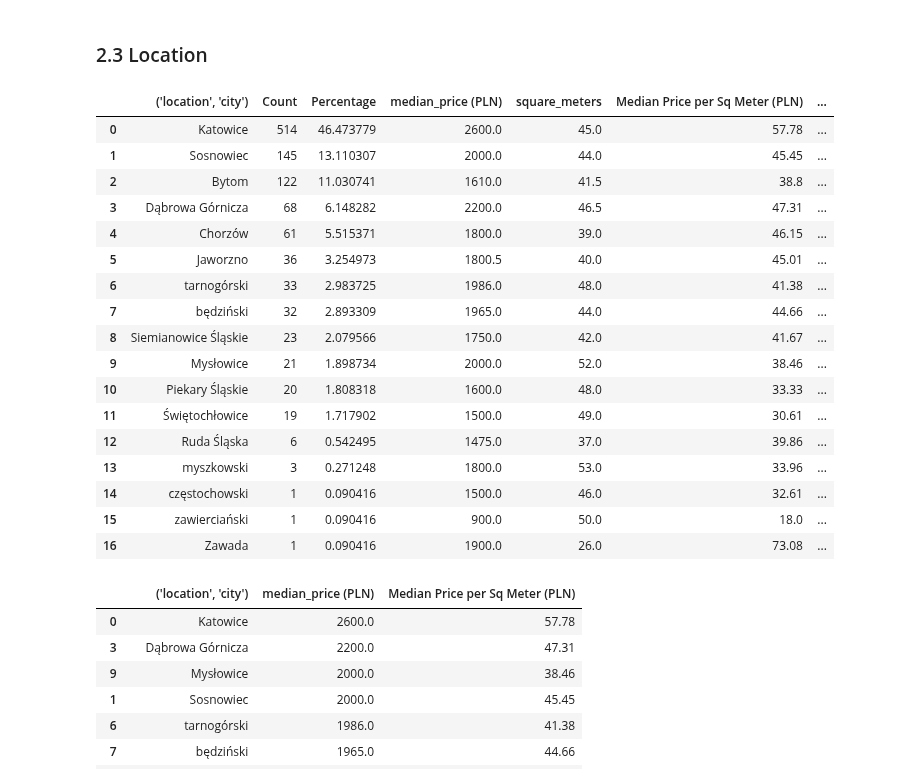
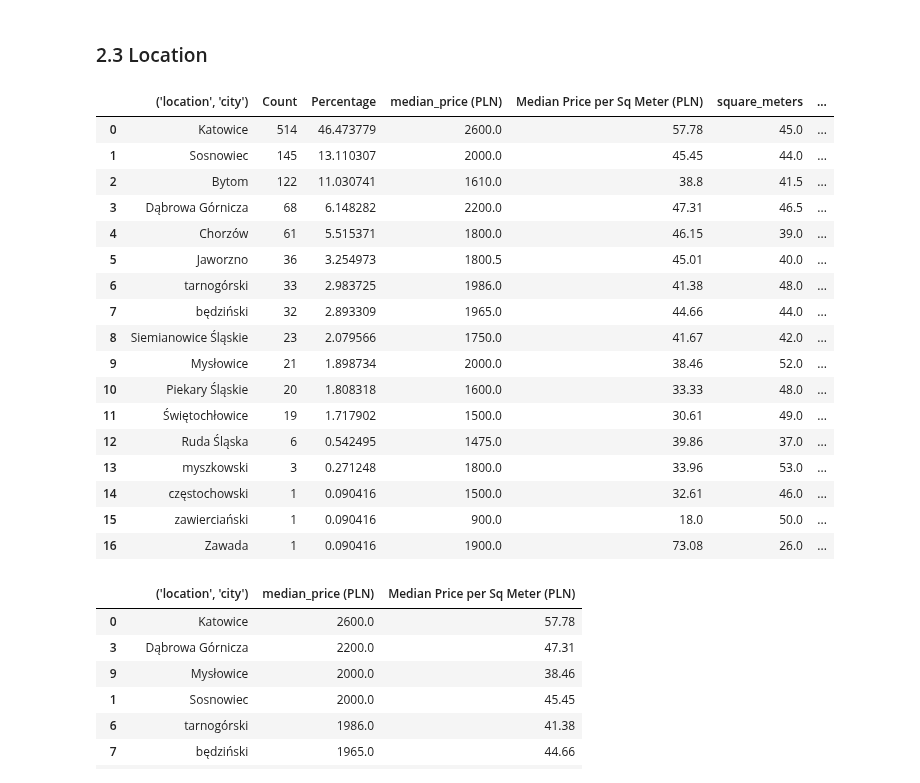
Before and after one commit to Luk-kar/Home-Market-Harvester, a Jupyter notebook: notebooks/003_EDA.ipynb, the cells around one changed output. Cells and saved outputs as stored; diff of their text form; code cells hidden in the pictures.

Commit message:
got coords

```diff
--- a/notebooks/003_EDA.ipynb
+++ b/notebooks/003_EDA.ipynb
@@ -829,8 +831,9 @@ There is a moderate positive correlation (`0.68` to `0.64`) between having certa
 ### 2.3 Location
 # %%
 def count_and_percentage_with_distance(df, column_name, city_coords, city_populations):
+
+    # Flatten the index to avoid groupby issues
     df_temp = pd.DataFrame()
-
     df_temp[str(column_name)] = df[column_name]
     column_name = str(column_name)
     df_temp['median_price (PLN)'] = df[('pricing', 'total_rent')]
@@ -863,12 +866,17 @@ def count_and_percentage_with_distance(df, column_name, city_coords, city_popula
     # Calculate median price per square meter for each city
     result['Median Price per Sq Meter (PLN)'] = (result['median_price (PLN)'] / result['square_meters']).round(2)
 
+    # Reorder columns to move 'Median Price per Sq Meter (PLN)' to the 5th position
+    cols = list(result.columns)
+    cols.insert(4, cols.pop(cols.index('Median Price per Sq Meter (PLN)')))
+    result = result[cols]
+
     # Calculate the distance from the central city for each city
     central_city = 'Mierzęcice, Będziński, Śląskie'
     central_city_coords = city_coords['central_city'][central_city]
 
     result[f'Distance from {central_city} (km)'] = result.apply(
-        lambda row: haversine(central_city_coords, city_coords['distance_from_central_city'][row[column_name]], unit='km')
+        lambda row: round(haversine(central_city_coords, city_coords['distance_from_central_city'].get(row[column_name], (None, None)), unit='km'), 2)
         if row[column_name] in city_coords['distance_from_central_city'] else None, axis=1)
 
     # Add city population information
@@ -883,65 +891,65 @@ city_populations = {
     "Dąbrowa Górnicza": 116,
     "Chorzów": 105,
     "Jaworzno": 89,
-    "Tarnogórski": 45, # Rular area
-    "Będziński": 38, # Rular area
+    "tarnogórski": 45, # Rular area
+    "będziński": 38, # Rular area
     "Siemianowice Śląskie": 65,
     "Mysłowice": 72,
     "Piekary Śląskie": 54,
     "Świętochłowice": 49,
     "Ruda Śląska": 135,
-    "Myszkowski": 32, # Rular area
-    "Częstochowski": 119, # Rular area
-    "Zawierciański": 43,  # Rular area
+    "myszkowski": 32, # Rular area
+    "częstochowski": 119, # Rular area
+    "zawierciański": 43,  # Rular area
     "Zawada": 0.16  # Rular area
 }
 
 city_coords = {
     "central_city": {
         "Mierzęcice, Będziński, Śląskie": (50.4441, 19.12405)
     },
     "distance_from_central_city": {
         "Katowice": (50.258598, 19.020420),
         "Sosnowiec": (50.286263, 19.104078),
         "Bytom": (50.348160, 18.917561),
         "Dąbrowa Górnicza": (50.325910, 19.187200),
         "Chorzów": (50.297642, 18.955420),
         "Jaworzno": (50.203439, 19.272156),
         "tarnogórski": (50.444241, 18.856491),
         "będziński": (50.415352, 19.11304),
         "Siemianowice Śląskie": (50.30563, 19.028088),
         "Mysłowice": (50.209621, 19.132166),
         "Piekary Śląskie": (50.375779, 18.937939),
         "Świętochłowice": (50.298945, 18.907466),
         "Ruda Śląska": (50.270348, 18.864388),
         "myszkowski": (50.605529, 19.294746),
         "częstochowski": (50.7979, 19.1247),
         "zawierciański": (50.54427, 19.619602),
         "Zawada": (50.43734, 19.096938),
     }
 }
 
 locations_summary = count_and_percentage_with_distance(combined_df, ("location", "city"), city_coords, city_populations)
 locations_summary
 # %% [output]
-|  | ('location', 'city') | Count | Percentage | median_price (PLN) | square_meters | Median Price per Sq Meter (PLN) | ... |
-| 0 | Katowice | 514 | 46.473779 | 2600.0 | 45.0 | 57.78 | ... |
-| 1 | Sosnowiec | 145 | 13.110307 | 2000.0 | 44.0 | 45.45 | ... |
-| 2 | Bytom | 122 | 11.030741 | 1610.0 | 41.5 | 38.8 | ... |
-| 3 | Dąbrowa Górnicza | 68 | 6.148282 | 2200.0 | 46.5 | 47.31 | ... |
-| 4 | Chorzów | 61 | 5.515371 | 1800.0 | 39.0 | 46.15 | ... |
-| 5 | Jaworzno | 36 | 3.254973 | 1800.5 | 40.0 | 45.01 | ... |
-| 6 | tarnogórski | 33 | 2.983725 | 1986.0 | 48.0 | 41.38 | ... |
-| 7 | będziński | 32 | 2.893309 | 1965.0 | 44.0 | 44.66 | ... |
-| 8 | Siemianowice Śląskie | 23 | 2.079566 | 1750.0 | 42.0 | 41.67 | ... |
-| 9 | Mysłowice | 21 | 1.898734 | 2000.0 | 52.0 | 38.46 | ... |
-| 10 | Piekary Śląskie | 20 | 1.808318 | 1600.0 | 48.0 | 33.33 | ... |
-| 11 | Świętochłowice | 19 | 1.717902 | 1500.0 | 49.0 | 30.61 | ... |
-| 12 | Ruda Śląska | 6 | 0.542495 | 1475.0 | 37.0 | 39.86 | ... |
-| 13 | myszkowski | 3 | 0.271248 | 1800.0 | 53.0 | 33.96 | ... |
-| 14 | częstochowski | 1 | 0.090416 | 1500.0 | 46.0 | 32.61 | ... |
-| 15 | zawierciański | 1 | 0.090416 | 900.0 | 50.0 | 18.0 | ... |
-| 16 | Zawada | 1 | 0.090416 | 1900.0 | 26.0 | 73.08 | ... |
+|  | ('location', 'city') | Count | Percentage | median_price (PLN) | Median Price per Sq Meter (PLN) | square_meters | ... |
+| 0 | Katowice | 514 | 46.473779 | 2600.0 | 57.78 | 45.0 | ... |
+| 1 | Sosnowiec | 145 | 13.110307 | 2000.0 | 45.45 | 44.0 | ... |
+| 2 | Bytom | 122 | 11.030741 | 1610.0 | 38.8 | 41.5 | ... |
+| 3 | Dąbrowa Górnicza | 68 | 6.148282 | 2200.0 | 47.31 | 46.5 | ... |
+| 4 | Chorzów | 61 | 5.515371 | 1800.0 | 46.15 | 39.0 | ... |
+| 5 | Jaworzno | 36 | 3.254973 | 1800.5 | 45.01 | 40.0 | ... |
+| 6 | tarnogórski | 33 | 2.983725 | 1986.0 | 41.38 | 48.0 | ... |
+| 7 | będziński | 32 | 2.893309 | 1965.0 | 44.66 | 44.0 | ... |
+| 8 | Siemianowice Śląskie | 23 | 2.079566 | 1750.0 | 41.67 | 42.0 | ... |
+| 9 | Mysłowice | 21 | 1.898734 | 2000.0 | 38.46 | 52.0 | ... |
+| 10 | Piekary Śląskie | 20 | 1.808318 | 1600.0 | 33.33 | 48.0 | ... |
+| 11 | Świętochłowice | 19 | 1.717902 | 1500.0 | 30.61 | 49.0 | ... |
+| 12 | Ruda Śląska | 6 | 0.542495 | 1475.0 | 39.86 | 37.0 | ... |
+| 13 | myszkowski | 3 | 0.271248 | 1800.0 | 33.96 | 53.0 | ... |
+| 14 | częstochowski | 1 | 0.090416 | 1500.0 | 32.61 | 46.0 | ... |
+| 15 | zawierciański | 1 | 0.090416 | 900.0 | 18.0 | 50.0 | ... |
+| 16 | Zawada | 1 | 0.090416 | 1900.0 | 73.08 | 26.0 | ... |
 # %%
 locations_summary[["('location', 'city')", "median_price (PLN)", "Median Price per Sq Meter (PLN)"]].sort_values(by="median_price (PLN)", ascending=False)
 # %% [output]
```
Also changed, not shown: parts of 8 cells of this notebook.
